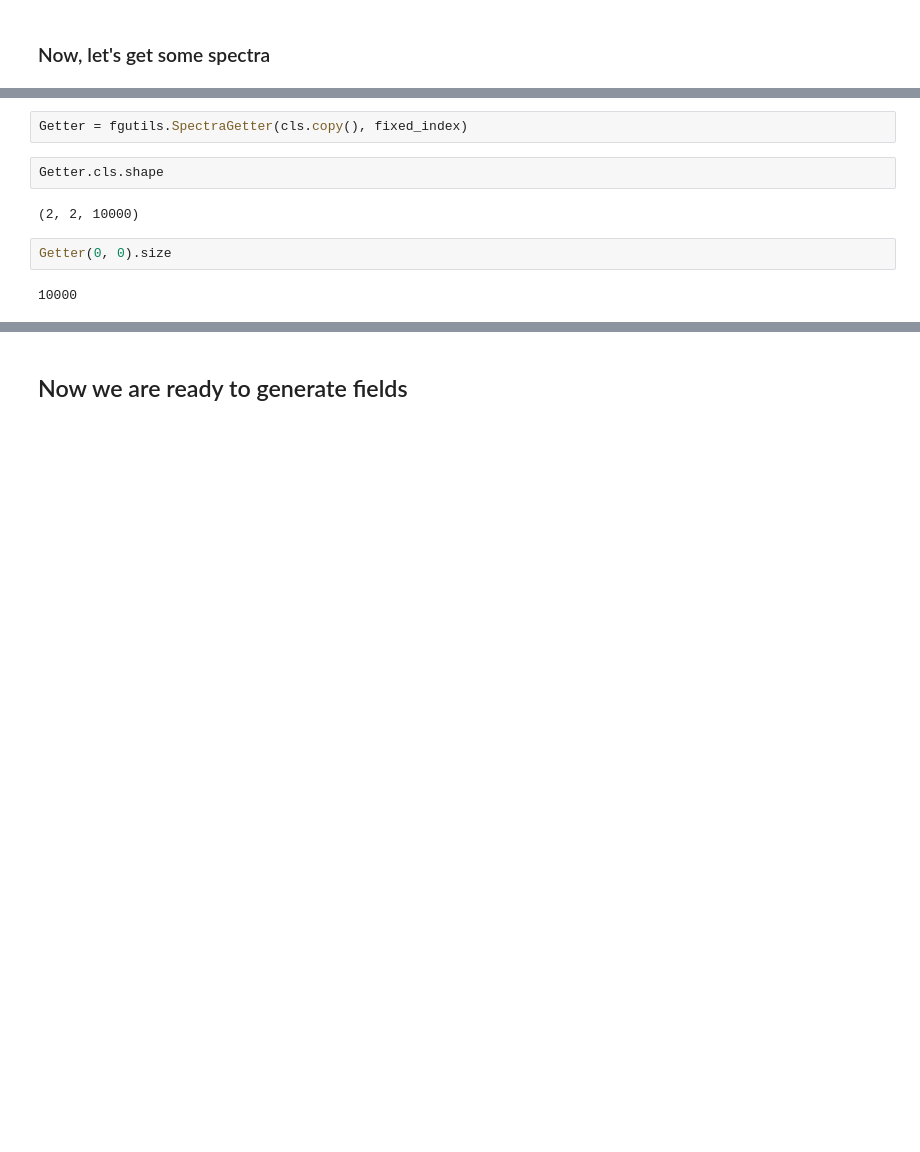
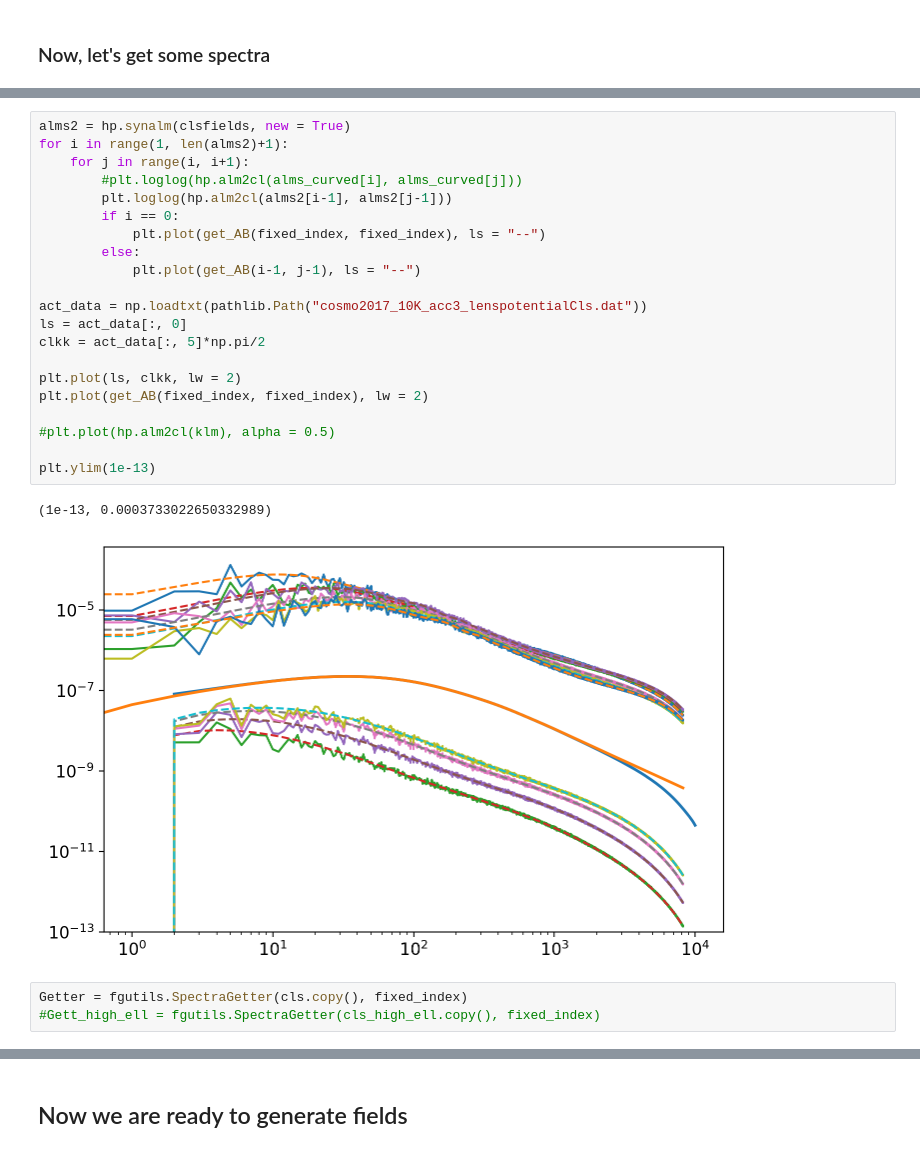
Before and after one commit to Saladino93/fieldgen, a Jupyter notebook: notebooks/example.ipynb, the cells around one changed output, grey strips where cells are left out. Drawn from its saved outputs; the diff is of its cells as text; blank space fills up the shorter version.

```diff
--- a/notebooks/example.ipynb
+++ b/notebooks/example.ipynb
@@ -158,10 +232,27 @@ cls[0, 0] = get_AB(fixed_index, fixed_index)
+# %%
+alms2 = hp.synalm(clsfields, new = True)
+for i in range(1, len(alms2)+1):
+    for j in range(i, i+1):
+        #plt.loglog(hp.alm2cl(alms_curved[i], alms_curved[j]))
+        plt.loglog(hp.alm2cl(alms2[i-1], alms2[j-1]))
+        if i == 0:
+            plt.plot(get_AB(fixed_index, fixed_index), ls = "--")
+        else:
+            plt.plot(get_AB(i-1, j-1), ls = "--")
+
+act_data = np.loadtxt(pathlib.Path("cosmo2017_10K_acc3_lenspotentialCls.dat"))
+ls = act_data[:, 0]
+clkk = act_data[:, 5]*np.pi/2
+
+plt.plot(ls, clkk, lw = 2)
+plt.plot(get_AB(fixed_index, fixed_index), lw = 2)
+
+#plt.plot(hp.alm2cl(klm), alpha = 0.5)
+
+plt.ylim(1e-13)
+# %% [output]
+(1e-13, 0.0003733022650332989)
+[figure, added]
 # %%
 Getter = fgutils.SpectraGetter(cls.copy(), fixed_index)
+#Gett_high_ell = fgutils.SpectraGetter(cls_high_ell.copy(), fixed_index)
-# %%
-Getter.cls.shape
-# %% [output]
-(2, 2, 10000)
-# %%
-Getter(0, 0).size
-# %% [output]
-10000
```
Also changed, not shown: parts of 46 cells of this notebook, 4 other files.
